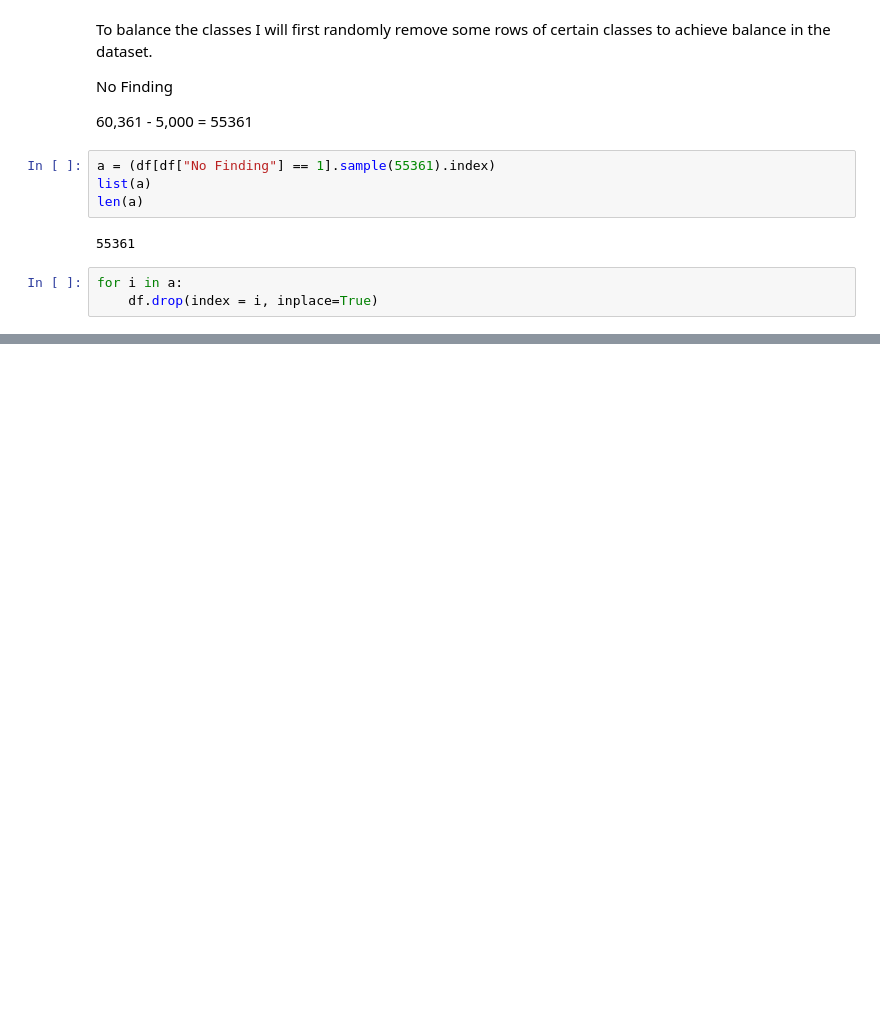
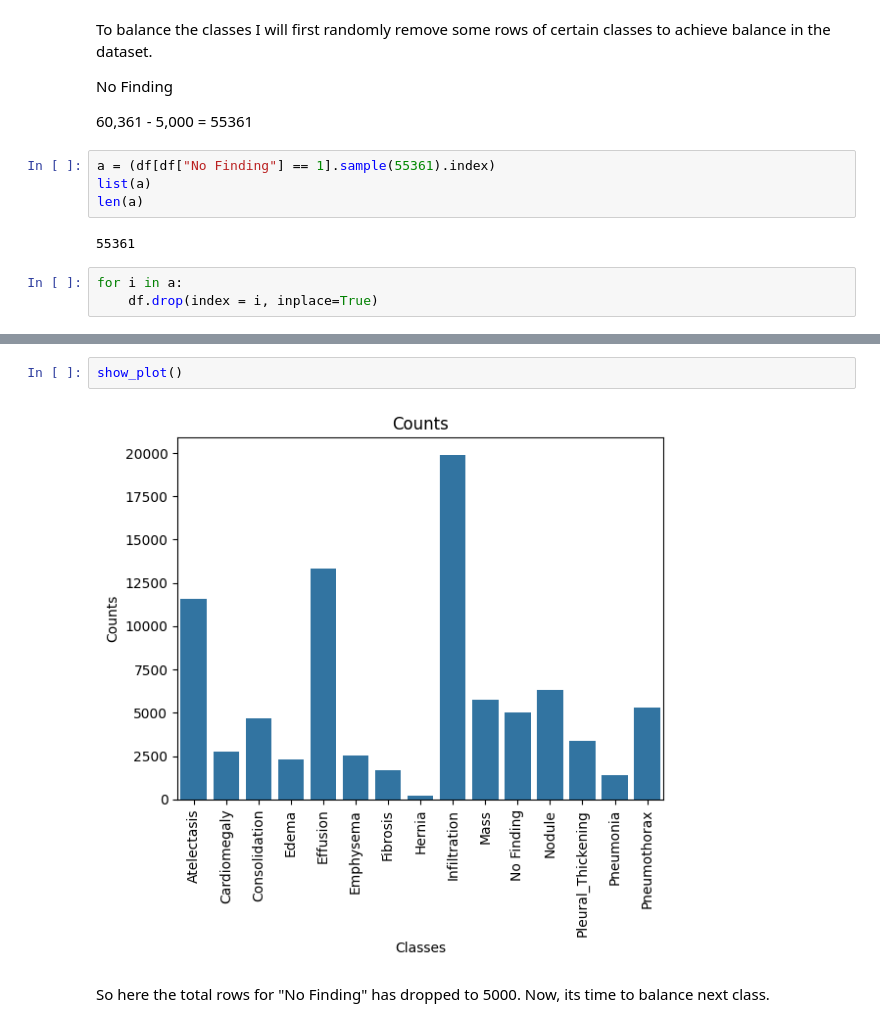
Before and after one commit to Asifdotexe/healthcare-ai-project, a Jupyter notebook: python/notebook/issue-07-as-data-processing.ipynb, the cells around one changed output, grey strips where cells are left out. Drawn from its saved outputs; the diff is of its cells as text; blank space fills up the shorter version.

Commit message:
#7 dropped the total rows for "No finding".

```diff
--- a/python/notebook/issue-07-as-data-processing.ipynb
+++ b/python/notebook/issue-07-as-data-processing.ipynb
@@ -219,0 +226,6 @@ df.shape, df["No Finding"].value_counts()
+# %%
+show_plot()
+# %% [output]
+[figure, added]
+# %% [markdown]
+So here the total rows for "No Finding" has dropped to 5000. Now, its time to balance next class.
```
Also changed, not shown: parts of 1 cell of this notebook.
